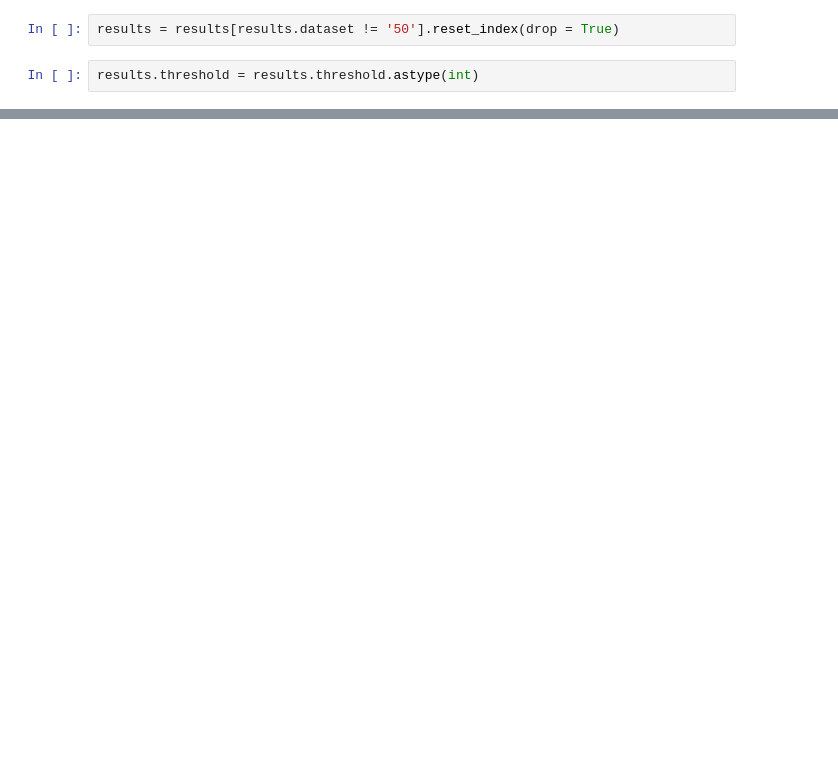
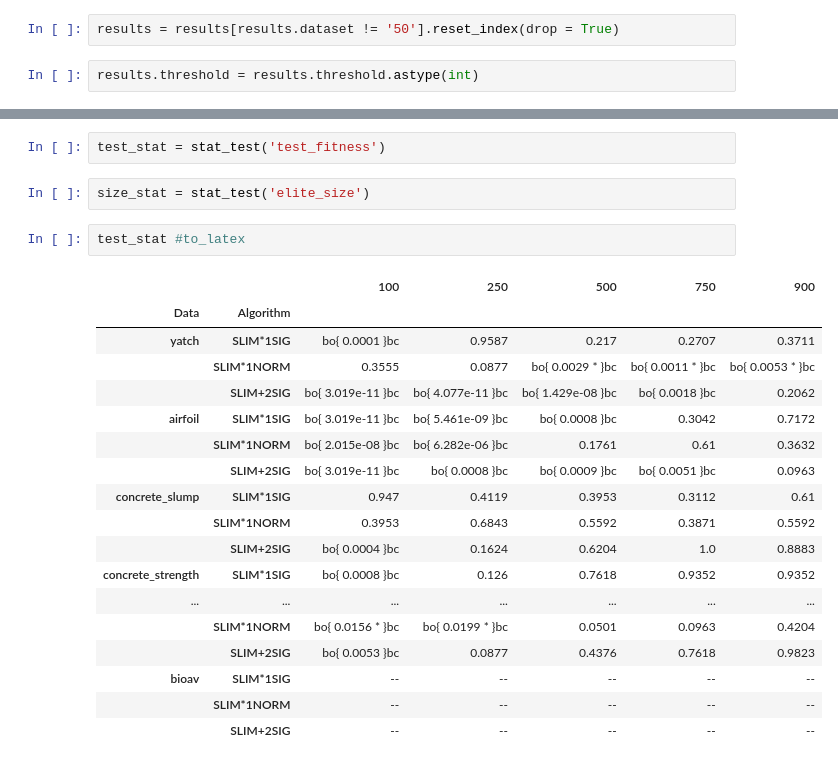
Before and after one commit to Rizzolioli/SlimShady, a Jupyter notebook: utils/CHull visualizations.ipynb, the cells around one changed output, grey strips where cells are left out. Saved outputs shown, nothing was run; the diff lists cells and outputs as text; blank space fills up the shorter version.

```diff
--- a/utils/CHull visualizations.ipynb
+++ b/utils/CHull visualizations.ipynb
@@ -95,0 +210,25 @@ for data in results.dataset.unique():
+# %%
+test_stat = stat_test('test_fitness')
+# %%
+size_stat = stat_test('elite_size')
+# %%
+test_stat #to_latex
+# %% [output]
+|  |  | 100 | 250 | 500 | 750 | 900 |
+| Data | Algorithm |  |  |  |  |  |
+| yatch | SLIM*1SIG | bo{ 0.0001 }bc | 0.9587 | 0.217 | 0.2707 | 0.3711 |
+|  | SLIM*1NORM | 0.3555 | 0.0877 | bo{ 0.0029 * }bc | bo{ 0.0011 * }bc | bo{ 0.0053 * }bc |
+|  | SLIM+2SIG | bo{ 3.019e-11 }bc | bo{ 4.077e-11 }bc | bo{ 1.429e-08 }bc | bo{ 0.0018 }bc | 0.2062 |
+| airfoil | SLIM*1SIG | bo{ 3.019e-11 }bc | bo{ 5.461e-09 }bc | bo{ 0.0008 }bc | 0.3042 | 0.7172 |
+|  | SLIM*1NORM | bo{ 2.015e-08 }bc | bo{ 6.282e-06 }bc | 0.1761 | 0.61 | 0.3632 |
+|  | SLIM+2SIG | bo{ 3.019e-11 }bc | bo{ 0.0008 }bc | bo{ 0.0009 }bc | bo{ 0.0051 }bc | 0.0963 |
+| concrete_slump | SLIM*1SIG | 0.947 | 0.4119 | 0.3953 | 0.3112 | 0.61 |
+|  | SLIM*1NORM | 0.3953 | 0.6843 | 0.5592 | 0.3871 | 0.5592 |
+|  | SLIM+2SIG | bo{ 0.0004 }bc | 0.1624 | 0.6204 | 1.0 | 0.8883 |
+| concrete_strength | SLIM*1SIG | bo{ 0.0008 }bc | 0.126 | 0.7618 | 0.9352 | 0.9352 |
+| ... | ... | ... | ... | ... | ... | ... |
+|  | SLIM*1NORM | bo{ 0.0156 * }bc | bo{ 0.0199 * }bc | 0.0501 | 0.0963 | 0.4204 |
+|  | SLIM+2SIG | bo{ 0.0053 }bc | 0.0877 | 0.4376 | 0.7618 | 0.9823 |
+| bioav | SLIM*1SIG | -- | -- | -- | -- | -- |
+|  | SLIM*1NORM | -- | -- | -- | -- | -- |
+|  | SLIM+2SIG | -- | -- | -- | -- | -- |
```
Also changed, not shown: parts of 19 cells of this notebook.
